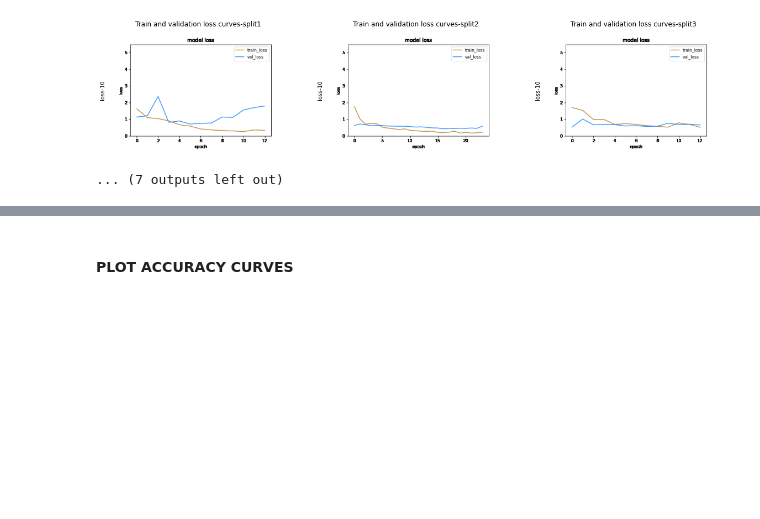
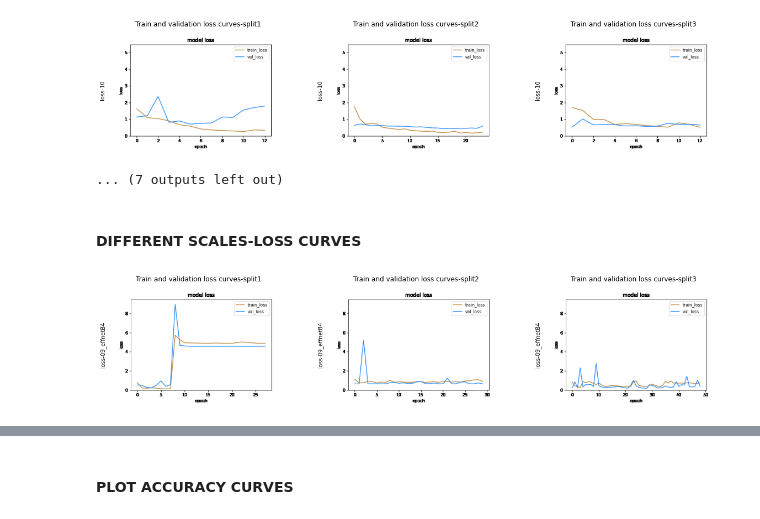
Before and after one commit to mariamsm1/Master_Thesis2020, a Jupyter notebook: Machine learning/Loss_and_accuracy_curves.ipynb, the cells around one changed output, grey strips where cells are left out. Cells and saved outputs as stored; diff of their text form; code cells hidden in the pictures; blank space fills up the shorter version.

```diff
--- a/Machine learning/Loss_and_accuracy_curves.ipynb
+++ b/Machine learning/Loss_and_accuracy_curves.ipynb
@@ -75,3 +80,54 @@ for im1,im2,im3 in zip(loss_split1,loss_split2,loss_split3):
 [figure]
 [figure]
 ... (7 outputs left out)
+# %% [markdown]
+#### DIFFERENT SCALES-LOSS CURVES
+# %%
+#These plots correspond to efficientNetB4 traning with normalization
+#copy the plots manually to the folders below
+
+loss_split1 = sorted(glob.glob('/home/marmia/snic2020-6-41/Mariam/Mariam_Thesis/Notebooks_Master/loss_and_accuracy_curves/different_scale1/loss_split1/*'))
+loss_split2 = sorted(glob.glob('/home/marmia/snic2020-6-41/Mariam/Mariam_Thesis/Notebooks_Master/loss_and_accuracy_curves/different_scale1/loss_split2/*'))
+loss_split3 = sorted(glob.glob('/home/marmia/snic2020-6-41/Mariam/Mariam_Thesis/Notebooks_Master/loss_and_accuracy_curves/different_scale1/loss_split3/*'))
+
+for im1,im2,im3 in zip(loss_split1,loss_split2,loss_split3):
+    train1 = im1.split('train')[-1].replace('.png','')
+    train2 = im2.split('train')[-1].replace('.png','')
+    train3 = im3.split('train')[-1].replace('.png','')
+    im_1 = cv2.imread(im1)
+    im_1 = np.array(im_1)
+    im_2 = cv2.imread(im2)
+    im_2 = np.array(im_2)
+    im_3 = cv2.imread(im3)
+    im_3 = np.array(im_3)
+    fig, ax = plt.subplots(1,3,figsize=(20,12))
+    ax[0].imshow(im_1)
+    ax[1].imshow(im_2)
+    ax[2].imshow(im_3)
+    ax[0].set_title('Train and validation loss curves-split1')
+    ax[1].set_title('Train and validation loss curves-split2')
+    ax[2].set_title('Train and validation loss curves-split3')
+    ax[0].set_ylabel('loss'+'-'+train1)
+    ax[1].set_ylabel('loss'+'-'+train2)
+    ax[2].set_ylabel('loss'+'-'+train3)
+    ax[0].spines['top'].set_visible(False)
+    ax[0].spines['left'].set_visible(False)
+    ax[0].spines['bottom'].set_visible(False)
+    ax[0].spines['right'].set_visible(False)
+    ax[0].set_xticks([])
+    ax[0].set_yticks([])
+    ax[1].spines['top'].set_visible(False)
+    ax[1].spines['left'].set_visible(False)
+    ax[1].spines['bottom'].set_visible(False)
+    ax[1].spines['right'].set_visible(False)
+    ax[1].set_xticks([])
+    ax[1].set_yticks([])
+    ax[2].spines['top'].set_visible(False)
+    ax[2].spines['left'].set_visible(False)
+    ax[2].spines['bottom'].set_visible(False)
+    ax[2].spines['right'].set_visible(False)
+    ax[2].set_xticks([])
+    ax[2].set_yticks([])
+    plt.show()
+# %% [output]
+[figure, added]
```
Also changed, not shown: parts of 7 cells of this notebook.
